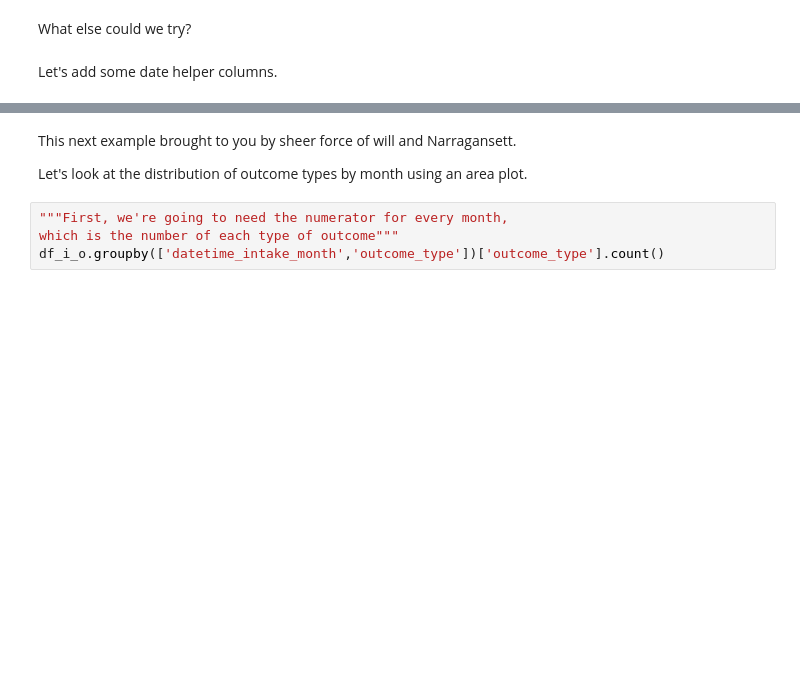
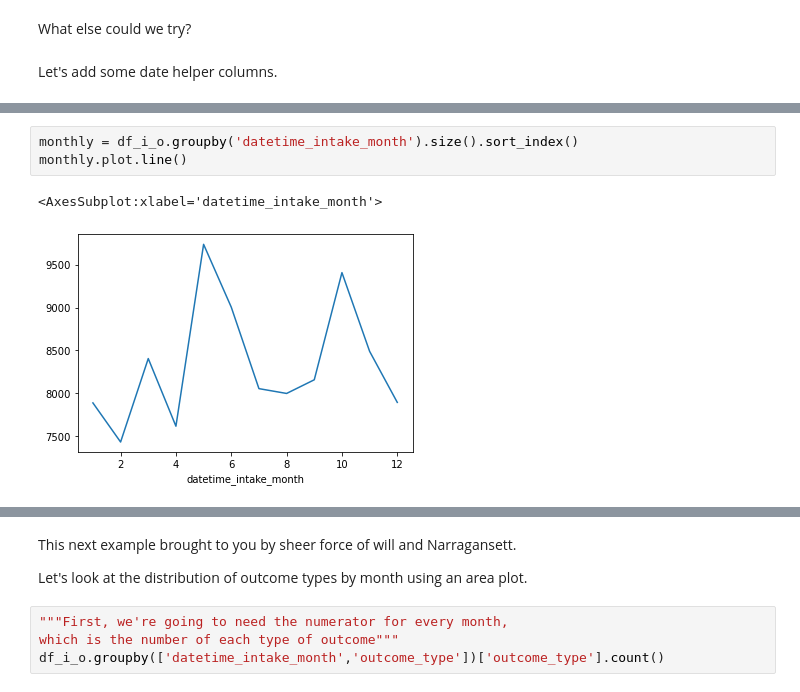
Before and after one commit to brandanscully/DATA_510, a Jupyter notebook: data510_Lecture_10.ipynb, the cells around one changed output, grey strips where cells are left out. Saved outputs shown, nothing was run; the diff lists cells and outputs as text; blank space fills up the shorter version.

```diff
--- a/data510_Lecture_10.ipynb
+++ b/data510_Lecture_10.ipynb
@@ -263,3 +603,9 @@ df_i_o.head()
+# %%
+monthly = df_i_o.groupby('datetime_intake_month').size().sort_index()
+monthly.plot.line()
+# %% [output]
+<AxesSubplot:xlabel='datetime_intake_month'>
+[figure, added]
 # %%
 monthly = df_i_o.groupby('datetime_intake_month').size().sort_index()
 # Plot the findings to make the months with higher and lower intakes more obvious.
```
Also changed, not shown: parts of 49 cells of this notebook.
